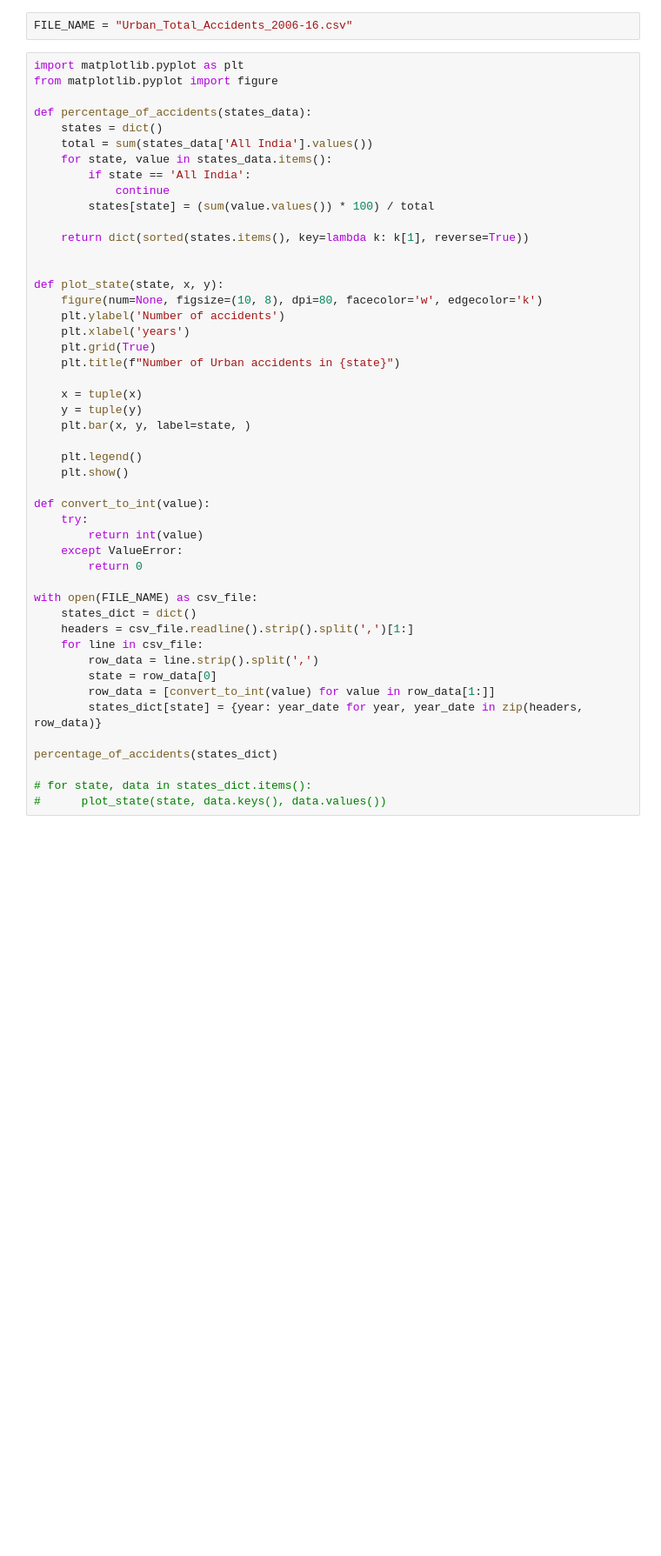
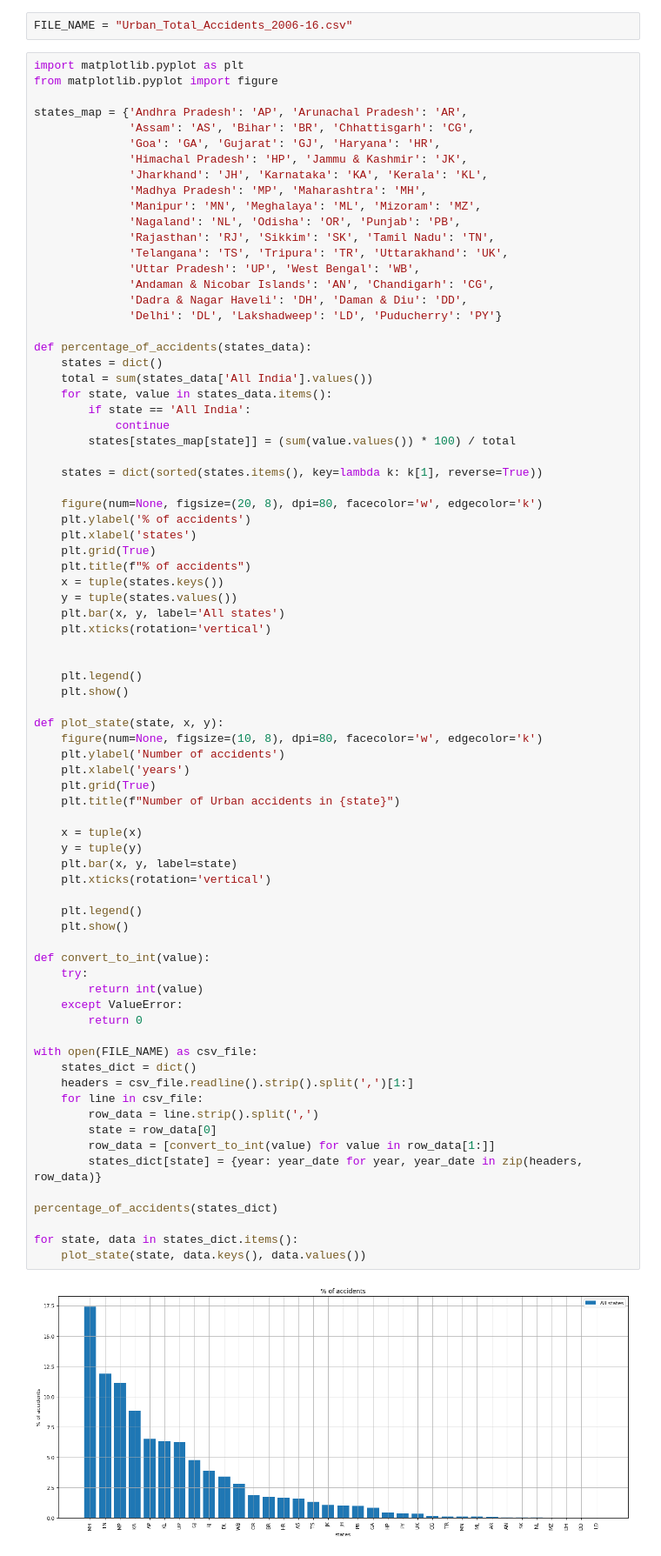
Before and after one commit to lnarasim/geekshub_python_bootcamp, a Jupyter notebook: mini-projects/urban_accidents/Urban_accidents_India_Data_graphs.ipynb, the cells around one changed output. Shown: that part at 87% size. Cells and saved outputs as stored; diff of their text form; blank space fills up the shorter version.

```diff
--- a/mini-projects/urban_accidents/Urban_accidents_India_Data_graphs.ipynb
+++ b/mini-projects/urban_accidents/Urban_accidents_India_Data_graphs.ipynb
@@ -3,6 +3,21 @@ FILE_NAME = "Urban_Total_Accidents_2006-16.csv"
 # %%
 import matplotlib.pyplot as plt
 from matplotlib.pyplot import figure
+
+states_map = {'Andhra Pradesh': 'AP', 'Arunachal Pradesh': 'AR',
+              'Assam': 'AS', 'Bihar': 'BR', 'Chhattisgarh': 'CG',
+              'Goa': 'GA', 'Gujarat': 'GJ', 'Haryana': 'HR',
+              'Himachal Pradesh': 'HP', 'Jammu & Kashmir': 'JK',
+              'Jharkhand': 'JH', 'Karnataka': 'KA', 'Kerala': 'KL',
+              'Madhya Pradesh': 'MP', 'Maharashtra': 'MH',
+              'Manipur': 'MN', 'Meghalaya': 'ML', 'Mizoram': 'MZ',
+              'Nagaland': 'NL', 'Odisha': 'OR', 'Punjab': 'PB',
+              'Rajasthan': 'RJ', 'Sikkim': 'SK', 'Tamil Nadu': 'TN',
+              'Telangana': 'TS', 'Tripura': 'TR', 'Uttarakhand': 'UK',
+              'Uttar Pradesh': 'UP', 'West Bengal': 'WB',
+              'Andaman & Nicobar Islands': 'AN', 'Chandigarh': 'CG',
+              'Dadra & Nagar Haveli': 'DH', 'Daman & Diu': 'DD',
+              'Delhi': 'DL', 'Lakshadweep': 'LD', 'Puducherry': 'PY'}
 
 def percentage_of_accidents(states_data):
     states = dict()
@@ -10,42 +25,57 @@ def percentage_of_accidents(states_data):
     for state, value in states_data.items():
         if state == 'All India':
             continue
-        states[state] = (sum(value.values()) * 100) / total
+        states[states_map[state]] = (sum(value.values()) * 100) / total
 
-    return dict(sorted(states.items(), key=lambda k: k[1], reverse=True))
+    states = dict(sorted(states.items(), key=lambda k: k[1], reverse=True))
 
+    figure(num=None, figsize=(20, 8), dpi=80, facecolor='w', edgecolor='k')
+    plt.ylabel('% of accidents')
+    plt.xlabel('states')
+    plt.grid(True)
+    plt.title(f"% of accidents")
+    x = tuple(states.keys())
+    y = tuple(states.values())
+    plt.bar(x, y, label='All states')
+    plt.xticks(rotation='vertical')
+
+
+    plt.legend()
+    plt.show()
 
 def plot_state(state, x, y):
     figure(num=None, figsize=(10, 8), dpi=80, facecolor='w', edgecolor='k')
     plt.ylabel('Number of accidents')
     plt.xlabel('years')
     plt.grid(True)
     plt.title(f"Number of Urban accidents in {state}")
 
     x = tuple(x)
     y = tuple(y)
-    plt.bar(x, y, label=state, )
+    plt.bar(x, y, label=state)
+    plt.xticks(rotation='vertical')
 
     plt.legend()
     plt.show()
 
 def convert_to_int(value):
     try:
         return int(value)
     except ValueError:
         return 0
 
 with open(FILE_NAME) as csv_file:
     states_dict = dict()
     headers = csv_file.readline().strip().split(',')[1:]
     for line in csv_file:
         row_data = line.strip().split(',')
         state = row_data[0]
         row_data = [convert_to_int(value) for value in row_data[1:]]
         states_dict[state] = {year: year_date for year, year_date in zip(headers, row_data)}
 
 percentage_of_accidents(states_dict)
 
-# for state, data in states_dict.items():
-#      plot_state(state, data.keys(), data.values())
+for state, data in states_dict.items():
+    plot_state(state, data.keys(), data.values())
 # %% [output]
+[figure, added]
```
Also changed, not shown: parts of 1 cell of this notebook, 1 other file.
